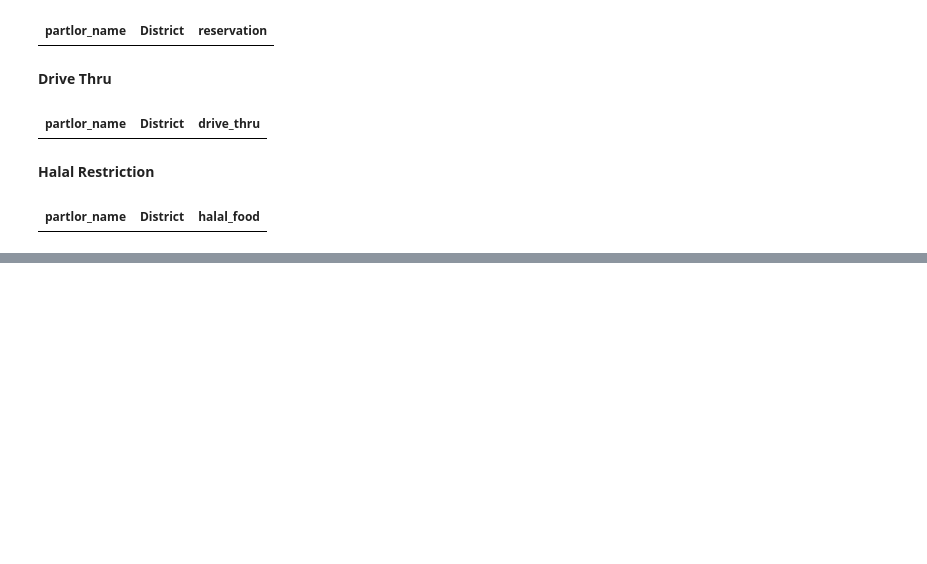
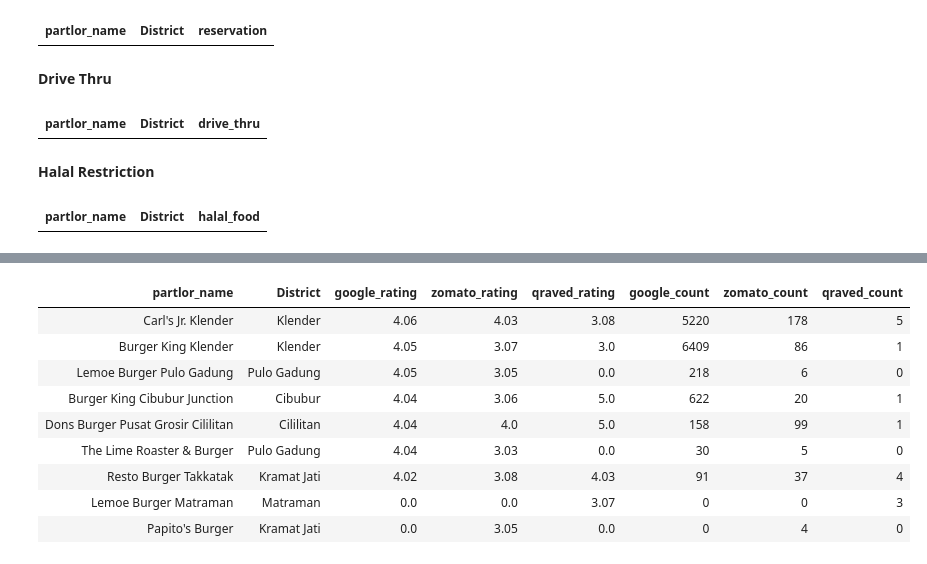
Before and after one commit to miradelimanr/Burger-Jakarta, a Jupyter notebook: east-jakarta.ipynb, the cells around one changed output, grey strips where cells are left out. Cells and saved outputs as stored; diff of their text form; code cells hidden in the pictures; blank space fills up the shorter version.

```diff
--- a/east-jakarta.ipynb
+++ b/east-jakarta.ipynb
@@ -225,0 +229,14 @@ halal_food.style.hide_index()
+# %%
+rating = sqldf("SELECT partlor_name, district, ltrim(google_rating) as google_rating, ltrim(zomato_rating) as zomato_rating, ltrim(qraved_rating) as qraved_rating, google_count, zomato_count, qraved_count FROM burger ORDER BY google_rating DESC")
+rating.style.hide_index()
+# %% [output]
+| partlor_name | District | google_rating | zomato_rating | qraved_rating | google_count | zomato_count | qraved_count |
+| Carl's Jr. Klender | Klender | 4.06 | 4.03 | 3.08 | 5220 | 178 | 5 |
+| Burger King Klender | Klender | 4.05 | 3.07 | 3.0 | 6409 | 86 | 1 |
+| Lemoe Burger Pulo Gadung | Pulo Gadung | 4.05 | 3.05 | 0.0 | 218 | 6 | 0 |
+| Burger King Cibubur Junction | Cibubur | 4.04 | 3.06 | 5.0 | 622 | 20 | 1 |
+| Dons Burger Pusat Grosir Cililitan | Cililitan | 4.04 | 4.0 | 5.0 | 158 | 99 | 1 |
+| The Lime Roaster & Burger | Pulo Gadung | 4.04 | 3.03 | 0.0 | 30 | 5 | 0 |
+| Resto Burger Takkatak | Kramat Jati | 4.02 | 3.08 | 4.03 | 91 | 37 | 4 |
+| Lemoe Burger Matraman | Matraman | 0.0 | 0.0 | 3.07 | 0 | 0 | 3 |
+| Papito's Burger | Kramat Jati | 0.0 | 3.05 | 0.0 | 0 | 4 | 0 |
```
Also changed, not shown: parts of 1 cell of this notebook.
